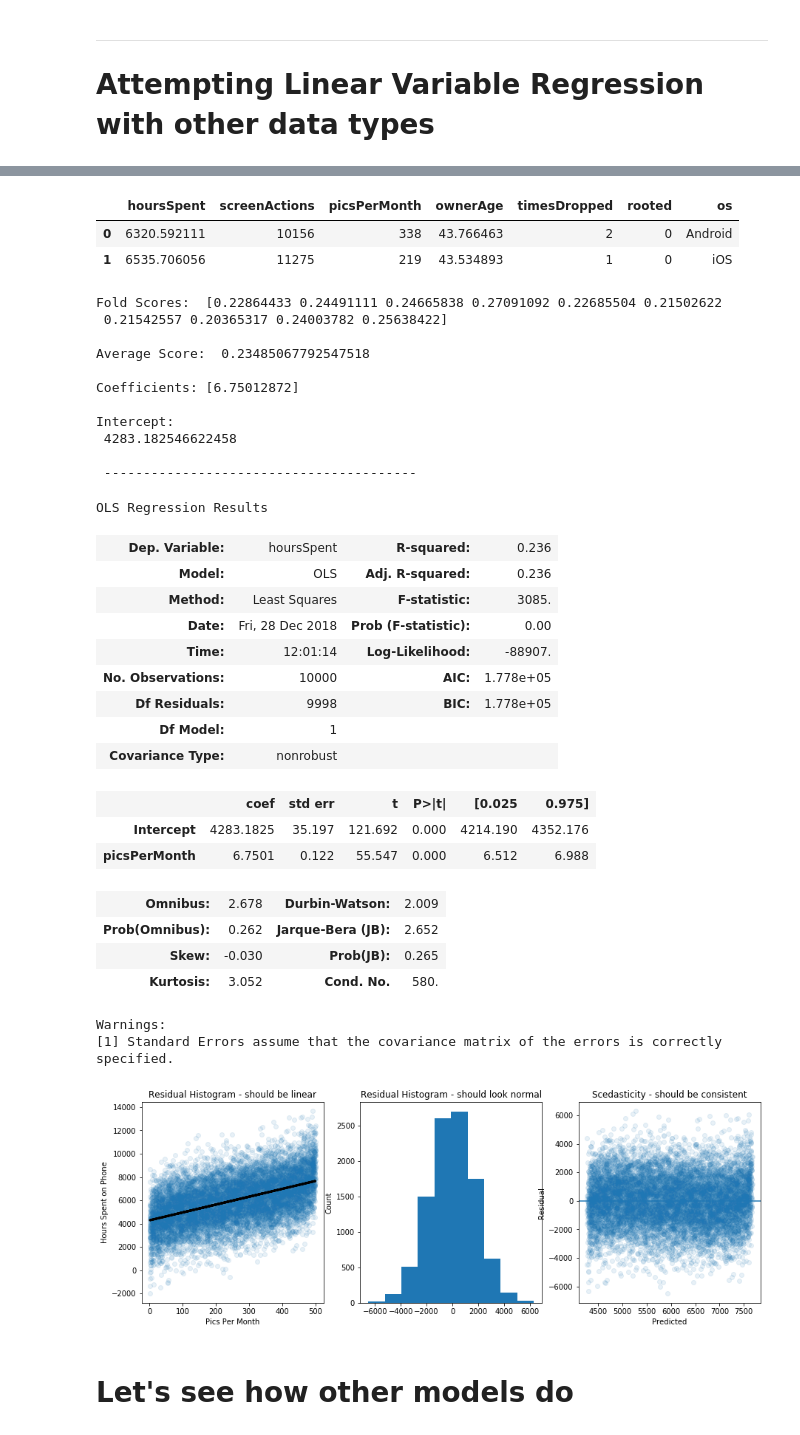
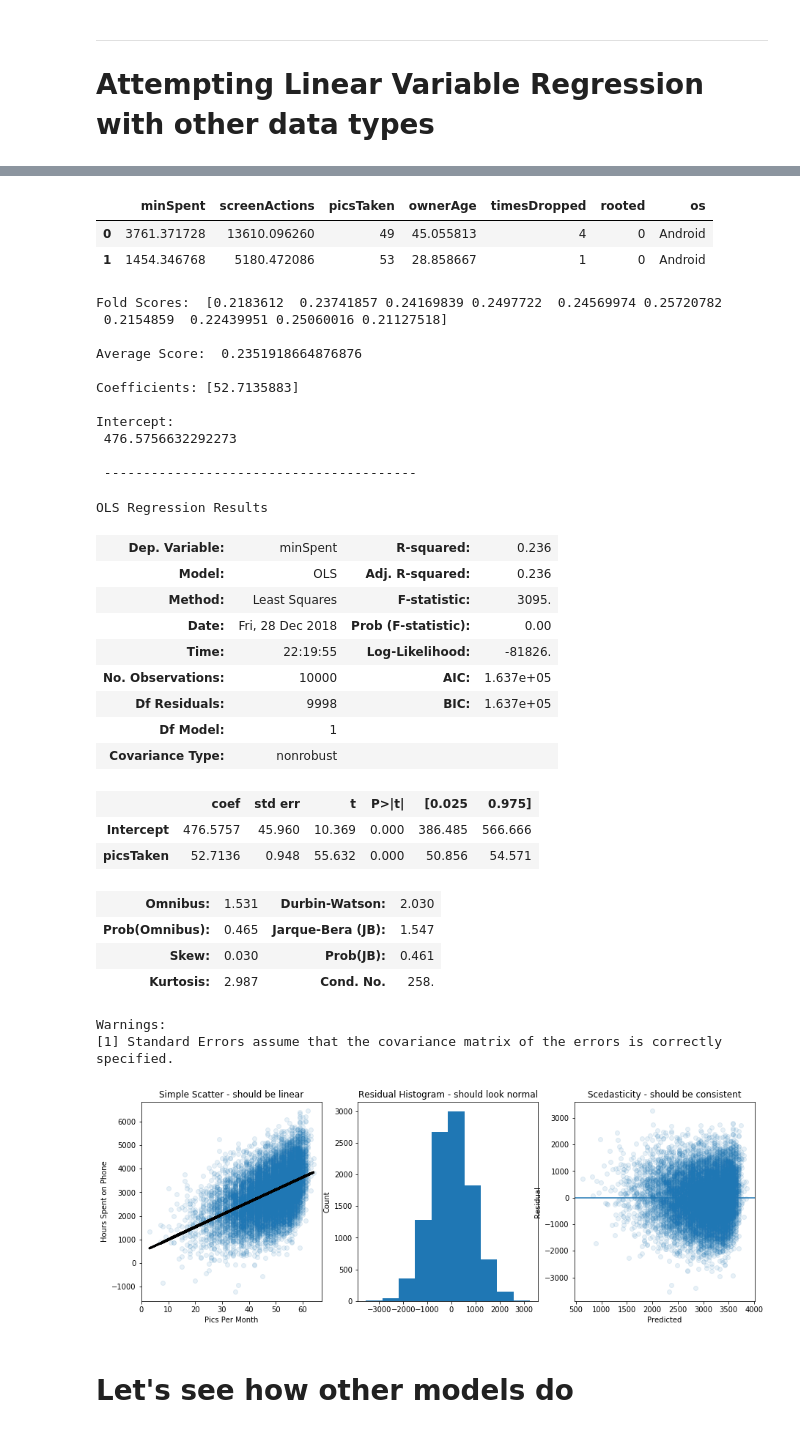
Before and after one commit to conditg/predicting-disruption, a Jupyter notebook: working-notebook.ipynb, the cells around one changed output, grey strips where cells are left out. Drawn from its saved outputs; the diff is of its cells as text; code cells hidden in the pictures.

```diff
--- a/working-notebook.ipynb
+++ b/working-notebook.ipynb
@@ -66,7 +66,7 @@ class createSet(object): # Make this subclass pd dataframe? #https://stackoverfl
 
         #This adds a left-tailed skewed distributed feature with the correlations specified by the 3rd column of (cov=)
         #mean based on 2 pics per day for 30 days
-        picSkew = np.sort(stats.skewnorm.rvs(a=-5, loc=60,scale=15, size=self.size))
+        picSkew = np.sort(stats.skewnorm.rvs(a=-10, loc=60,scale=15, size=self.size))
         picSortOrder = stats.rankdata(raw[:,2], method='ordinal')
         df['picsTaken'] = [picSkew[i-1] for i in picSortOrder]
         df['picsTaken'] = df['picsTaken'].astype('int')
@@ -902,9 +903,9 @@ KNN, Random Forest, and Gradient boosted regressors don't necessarily improve on
 normal = createSet(targetskew=0, size=10000)
 normal.df.head(2)
 # %% [output]
-|  | hoursSpent | screenActions | picsPerMonth | ownerAge | timesDropped | rooted | os |
-| 0 | 6320.592111 | 10156 | 338 | 43.766463 | 2 | 0 | Android |
-| 1 | 6535.706056 | 11275 | 219 | 43.534893 | 1 | 0 | iOS |
+|  | minSpent | screenActions | picsTaken | ownerAge | timesDropped | rooted | os |
+| 0 | 3761.371728 | 13610.096260 | 49 | 45.055813 | 4 | 0 | Android |
+| 1 | 1454.346768 | 5180.472086 | 53 | 28.858667 | 1 | 0 | Android |
 # %%
 #sklearn
 x = normal.df['picsTaken']
@@ -925,61 +926,61 @@ linear_formula = 'minSpent ~ picsTaken'
 lm = smf.ols(formula=linear_formula, data=normal.df).fit()
 lm.summary()
 # %% [output]
-Fold Scores:  [0.22864433 0.24491111 0.24665838 0.27091092 0.22685504 0.21502622
- 0.21542557 0.20365317 0.24003782 0.25638422]
+Fold Scores:  [0.2183612  0.23741857 0.24169839 0.2497722  0.24569974 0.25720782
+ 0.2154859  0.22439951 0.25060016 0.21127518]
 
-Average Score:  0.23485067792547518
+Average Score:  0.2351918664876876
 
-Coefficients: [6.75012872]
+Coefficients: [52.7135883]
 
 Intercept:
- 4283.182546622458
+ 476.5756632292273
 
  ----------------------------------------
 OLS Regression Results
-| Dep. Variable: | hoursSpent | R-squared: | 0.236 |
+| Dep. Variable: | minSpent | R-squared: | 0.236 |
 | Model: | OLS | Adj. R-squared: | 0.236 |
-| Method: | Least Squares | F-statistic: | 3085. |
+| Method: | Least Squares | F-statistic: | 3095. |
 | Date: | Fri, 28 Dec 2018 | Prob (F-statistic): | 0.00 |
-| Time: | 12:01:14 | Log-Likelihood: | -88907. |
-| No. Observations: | 10000 | AIC: | 1.778e+05 |
-| Df Residuals: | 9998 | BIC: | 1.778e+05 |
+| Time: | 22:19:55 | Log-Likelihood: | -81826. |
+| No. Observations: | 10000 | AIC: | 1.637e+05 |
+| Df Residuals: | 9998 | BIC: | 1.637e+05 |
 | Df Model: | 1 |  |  |
 | Covariance Type: | nonrobust |  |  |
 |  | coef | std err | t | P>|t| | [0.025 | 0.975] |
-| Intercept | 4283.1825 | 35.197 | 121.692 | 0.000 | 4214.190 | 4352.176 |
-| picsPerMonth | 6.7501 | 0.122 | 55.547 | 0.000 | 6.512 | 6.988 |
+| Intercept | 476.5757 | 45.960 | 10.369 | 0.000 | 386.485 | 566.666 |
+| picsTaken | 52.7136 | 0.948 | 55.632 | 0.000 | 50.856 | 54.571 |
-| Omnibus: | 2.678 | Durbin-Watson: | 2.009 |
-| Prob(Omnibus): | 0.262 | Jarque-Bera (JB): | 2.652 |
-| Skew: | -0.030 | Prob(JB): | 0.265 |
-| Kurtosis: | 3.052 | Cond. No. | 580. |
+| Omnibus: | 1.531 | Durbin-Watson: | 2.030 |
+| Prob(Omnibus): | 0.465 | Jarque-Bera (JB): | 1.547 |
+| Skew: | 0.030 | Prob(JB): | 0.461 |
+| Kurtosis: | 2.987 | Cond. No. | 258. |
 Warnings:
 [1] Standard Errors assume that the covariance matrix of the errors is correctly specified.
 # %%
 #Let's check how our output looks:
 pred = cross_val_predict(regr,pd.DataFrame(x),y,cv=10)
 residual = y - pred
 
 plt.figure(figsize=[15,5])
 plt.subplot(131)
 plt.scatter(x,y, alpha=.1)
-plt.plot(x, regr.predict(pd.DataFrame(x)), color='black', linewidth=3)
-plt.title('Residual Histogram - should be linear')
+plt.plot(x, pred, color='black', linewidth=3)
+plt.title('Simple Scatter - should be linear')
 plt.ylabel('Hours Spent on Phone')
 plt.xlabel('Pics Per Month')
 plt.subplot(132)
 plt.hist(residual)
 plt.title('Residual Histogram - should look normal')
 plt.ylabel('Count')
 plt.subplot(133)
 plt.scatter(pred, residual, alpha=.1)
 plt.xlabel('Predicted')
 plt.ylabel('Residual')
 plt.axhline(y=0)
 plt.title('Scedasticity - should be consistent')
 plt.show()
 # %% [output]
-[figure, old version]
+[figure, new version]
 # %% [markdown]
 # Let's see how other models do
 # %%
```
Also changed, not shown: parts of 14 cells of this notebook, 1 other file.
